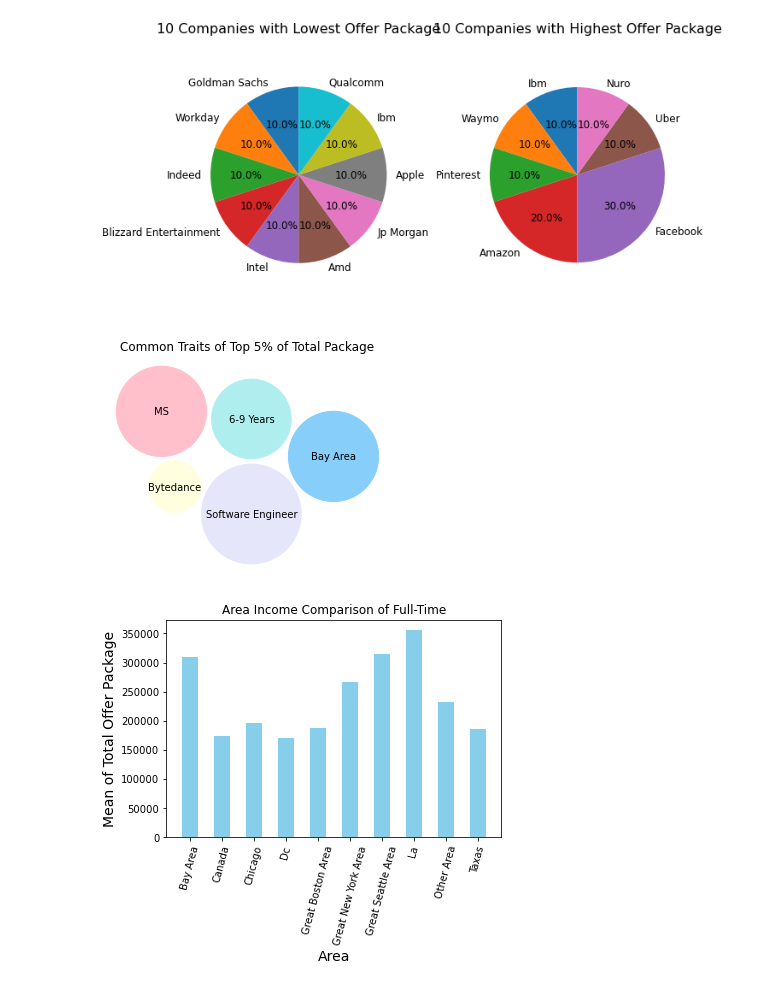
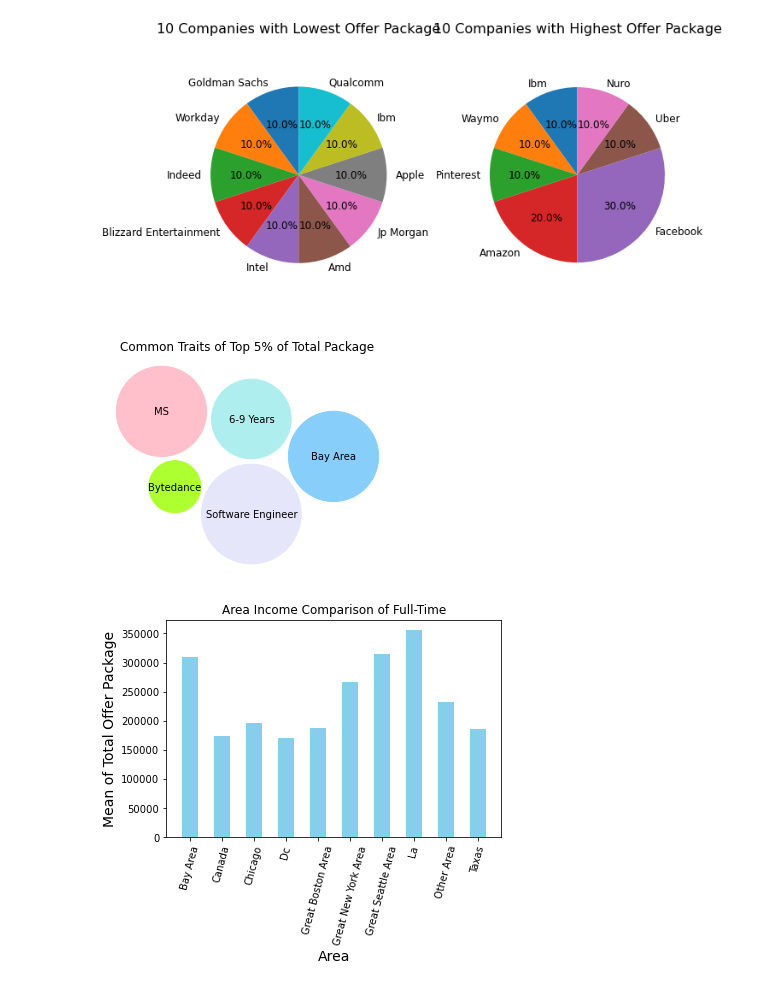
Before and after one commit to dorothyjx/damg-6105-Final-Project, a Jupyter notebook: project_final.ipynb, the cells around one changed output. Saved outputs shown, nothing was run; the diff lists cells and outputs as text; code cells hidden in the pictures.

Commit message:
fix color issue and lable issue

```diff
--- a/project_final.ipynb
+++ b/project_final.ipynb
@@ -682,7 +682,7 @@ import matplotlib.pyplot as plt
 keywords = {
     'words': ['Bytedance', 'Software Engineer', 'Bay Area', 'MS','6-9 Years'],
     'ooccurrence': [3.0,11.0,9.0,9.0,7.0],
-    'color': ['lightyellow', 'lavender','lightskyblue', 'pink', 'paleturquoise']
+    'color': ['greenyellow', 'lavender','lightskyblue', 'pink', 'paleturquoise']
 }
 
 
@@ -807,34 +807,34 @@ class BubbleChart:
         Parameters
         ----------
         ax : matplotlib.axes.Axes
         labels : list
             Labels of the bubbles.
         colors : list
             Colors of the bubbles.
         """
         for i in range(len(self.bubbles)):
             circ = plt.Circle(
                 self.bubbles[i, :2], self.bubbles[i, 2], color=colors[i])
             ax.add_patch(circ)
             ax.text(*self.bubbles[i, :2], labels[i],
                     horizontalalignment='center', verticalalignment='center')
 
 
 bubble_chart = BubbleChart(area= keywords['ooccurrence'], bubble_spacing=0.2)
 
 bubble_chart.collapse()
 fig, ax = plt.subplots(subplot_kw=dict(aspect="equal"))
 
 bubble_chart.plot(
     ax, keywords['words'], keywords['color'])
 ax.axis("off")
 ax.relim()
 ax.autoscale_view()
 ax.set_title('Common Traits of Top 5% of Total Package')
 fig.savefig('./figures/CommonTraits.png', bbox_inches='tight')
 #plt.show()
 # %% [output]
-[figure, old version]
+[figure, new version]
 # %%
 # Area comparison chart
 # Areas included: Bay Area, Seattle, New York, Boston, Texas, Canada, Other Area
```
Also changed, not shown: parts of 1 cell of this notebook, 2 other files.
